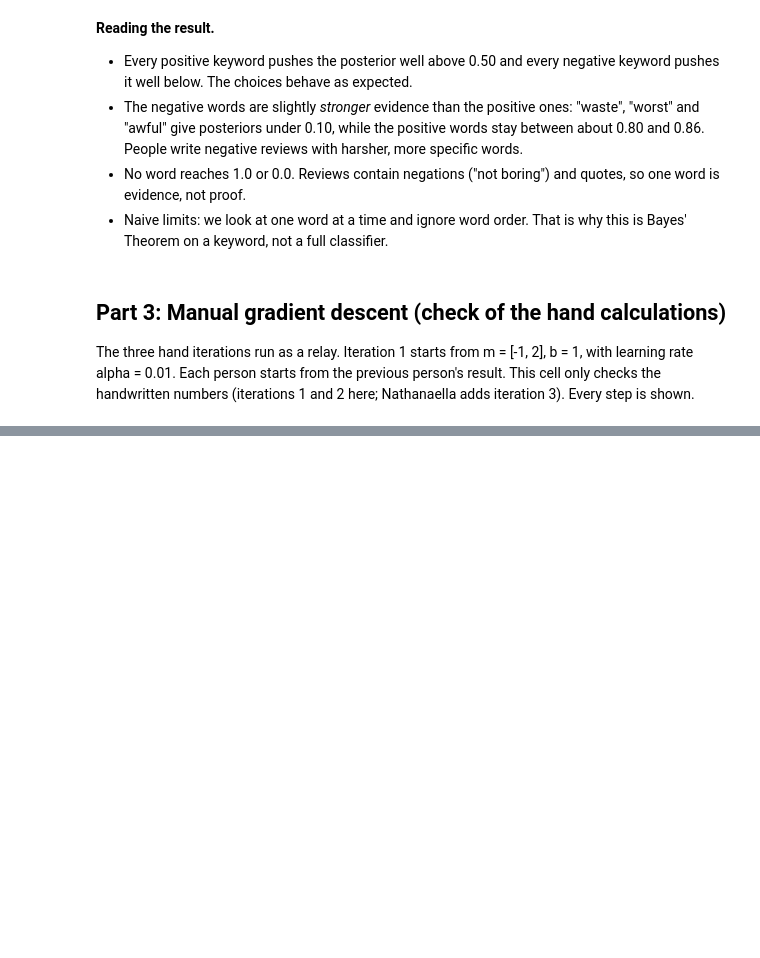
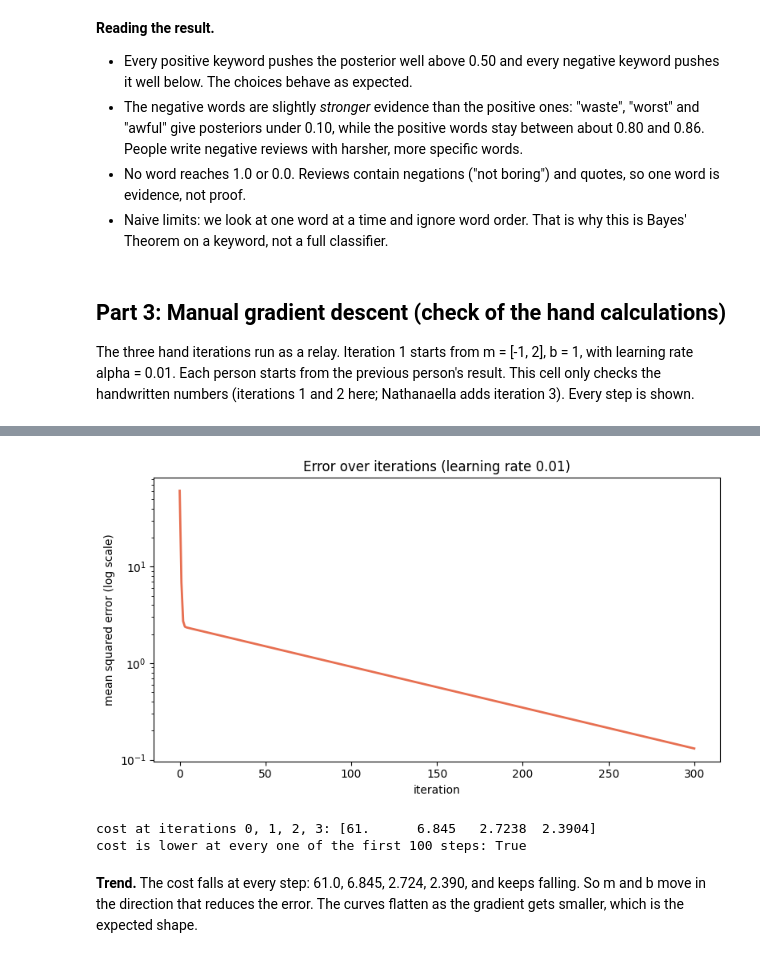
Before and after one commit to pmganga/group_24_probability, a Jupyter notebook: notebooks/Group24_Formative3_Notebook.ipynb, the cells around one changed output, grey strips where cells are left out. Cells and saved outputs as stored; diff of their text form; code cells hidden in the pictures; blank space fills up the shorter version.

```diff
--- a/notebooks/Group24_Formative3_Notebook.ipynb
+++ b/notebooks/Group24_Formative3_Notebook.ipynb
@@ -365,0 +556,27 @@ for it in (1, 2):
+# %%
+def gradient_descent(theta, X, y, learning_rate, n_iter, verbose=False):
+    """Run gradient descent. Returns the history of theta and the cost."""
+    thetas, costs = [theta.copy()], []
+    for i in range(1, n_iter + 1):
+        m, b = theta[:2], theta[2]
+        y_hat = predict(X, m, b)
+        error = y_hat - y
+        J = mse(y_hat, y)
+        grad = scipy_derivative(cost, theta, X, y)
+        new_theta = update(theta, grad, learning_rate)
+        if verbose:
+            print(f"--- iteration {i}")
+            print(f"  m = {m.round(4)}, b = {b:.4f}")
+            print(f"  predictions y_hat = {y_hat.round(4)}")
+            print(f"  errors            = {error.round(4)}")
+            print(f"  cost J            = {J:.4f}")
+            print(f"  gradient dJ/dm = {grad[:2].round(4)}, dJ/db = {grad[2]:.4f}")
+            print(f"  new m = {new_theta[:2].round(4)}, new b = {new_theta[2]:.4f}")
+        costs.append(J)
+        theta = new_theta
+        thetas.append(theta.copy())
+    costs.append(cost(theta, X, y))
+    return np.array(thetas), np.array(costs)
+
+LEARNING_RATE = 0.01
+thetas3, costs3 = gradient_descent(theta0, X, y, LEARNING_RATE, 3, verbose=True)
@@ -365,0 +644,18 @@ for it in (1, 2):
+# %%
+fig, ax = plt.subplots(figsize=(8, 4.5))
+ax.plot(np.arange(len(costs)), costs, color="#e76f51", lw=2)
+ax.set_yscale("log")
+ax.set_xlabel("iteration"); ax.set_ylabel("mean squared error (log scale)")
+ax.set_title("Error over iterations (learning rate 0.01)")
+plt.tight_layout(); plt.savefig("../images/gd_error.png", dpi=150); plt.show()
+# %% [output]
+[figure, added]
+# %%
+print("cost at iterations 0, 1, 2, 3:", np.round(costs[:4], 4))
+print("cost is lower at every one of the first 100 steps:", bool(np.all(np.diff(costs[:100]) < 0)))
+# %% [output]
+cost at iterations 0, 1, 2, 3: [61.      6.845   2.7238  2.3904]
+cost is lower at every one of the first 100 steps: True
+# %% [markdown]
+**Trend.** The cost falls at every step: 61.0, 6.845, 2.724, 2.390, and keeps falling. So m and b move in the direction that reduces the error.
+The curves flatten as the gradient gets smaller, which is the expected shape.
```
Also changed, not shown: parts of 37 cells of this notebook.
